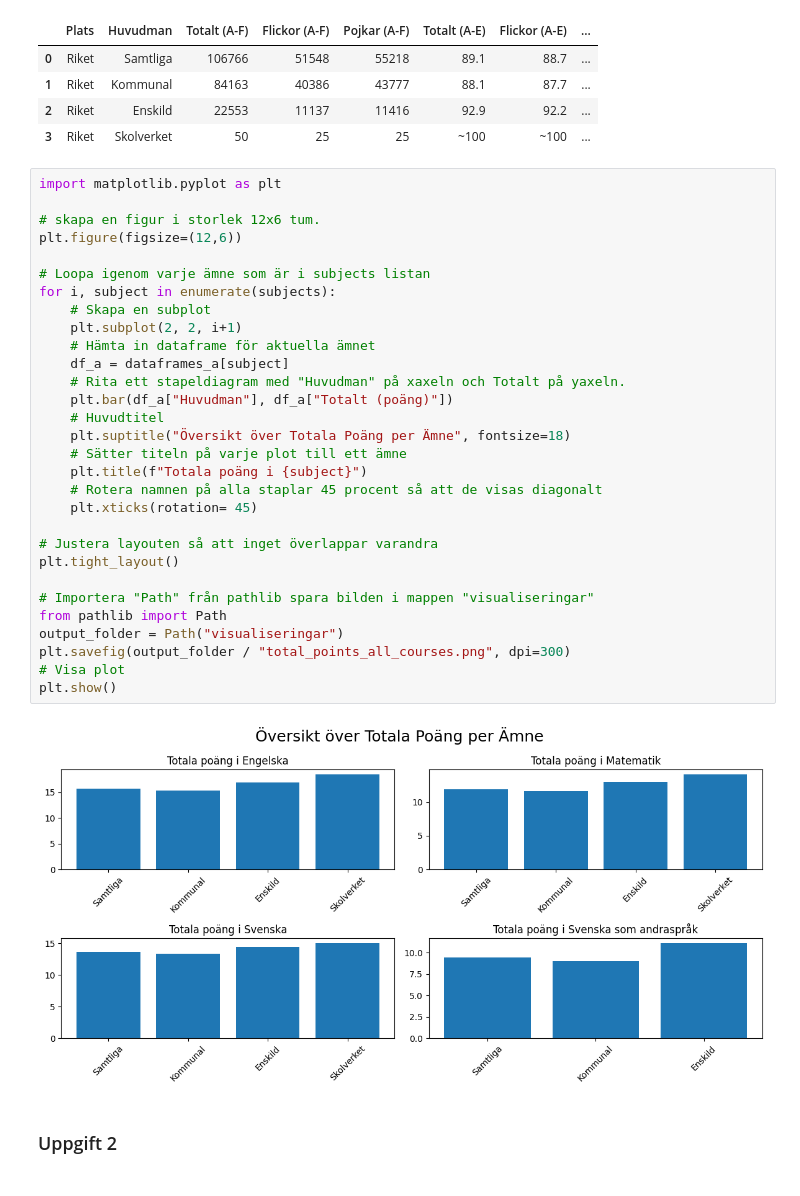
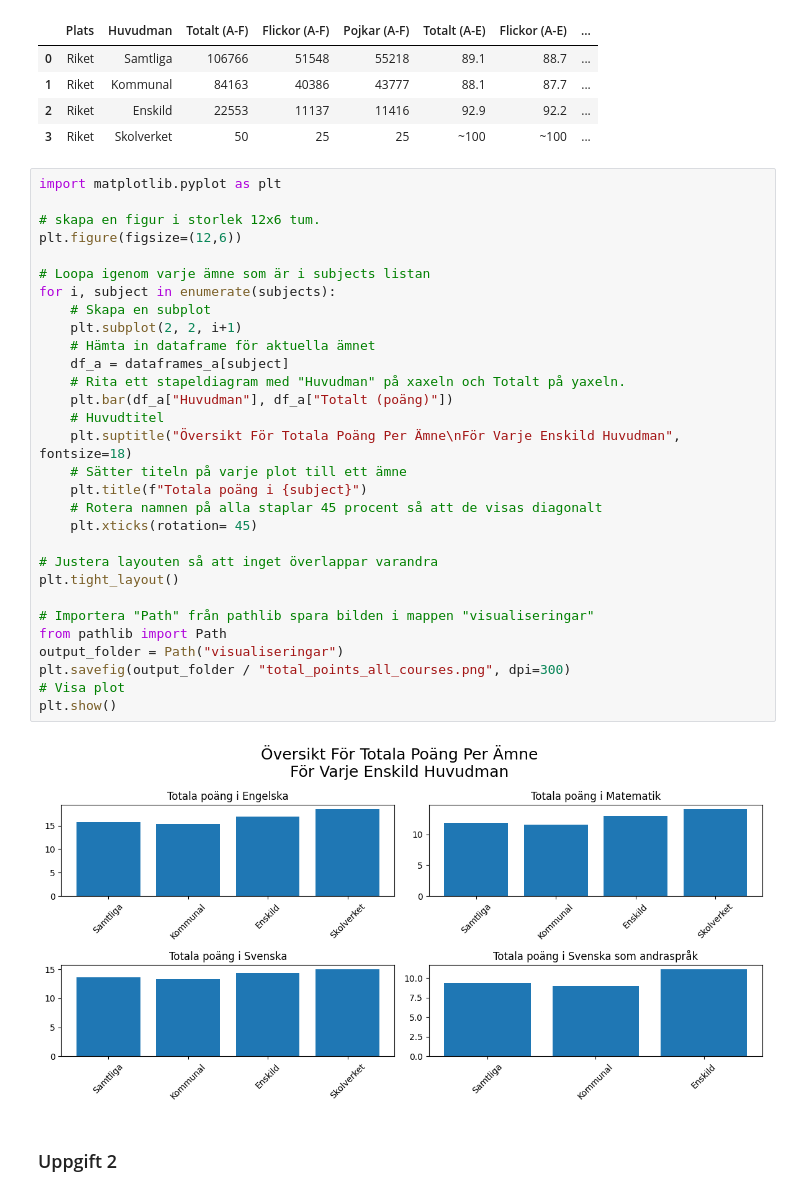
Before and after one commit to TonalLobster/Edwin_Madu_Lindblom_opa24, a Jupyter notebook: Labb2/labb2.ipynb, the cells around one changed output. Saved outputs shown, nothing was run; the diff lists cells and outputs as text.

```diff
--- a/Labb2/labb2.ipynb
+++ b/Labb2/labb2.ipynb
@@ -60,34 +60,34 @@ dataframes_a["Matematik"]
 # %%
 import matplotlib.pyplot as plt
 
 # skapa en figur i storlek 12x6 tum.
 plt.figure(figsize=(12,6))
 
 # Loopa igenom varje ämne som är i subjects listan
 for i, subject in enumerate(subjects):
     # Skapa en subplot
     plt.subplot(2, 2, i+1)
     # Hämta in dataframe för aktuella ämnet
     df_a = dataframes_a[subject]
     # Rita ett stapeldiagram med "Huvudman" på xaxeln och Totalt på yaxeln.
     plt.bar(df_a["Huvudman"], df_a["Totalt (poäng)"])
     # Huvudtitel
-    plt.suptitle("Översikt över Totala Poäng per Ämne", fontsize=18)
+    plt.suptitle("Översikt För Totala Poäng Per Ämne\nFör Varje Enskild Huvudman", fontsize=18)
     # Sätter titeln på varje plot till ett ämne
     plt.title(f"Totala poäng i {subject}")
     # Rotera namnen på alla staplar 45 procent så att de visas diagonalt
     plt.xticks(rotation= 45)
 
 # Justera layouten så att inget överlappar varandra
 plt.tight_layout()
 
 # Importera "Path" från pathlib spara bilden i mappen "visualiseringar"
 from pathlib import Path
 output_folder = Path("visualiseringar")
 plt.savefig(output_folder / "total_points_all_courses.png", dpi=300)
 # Visa plot
 plt.show()
 # %% [output]
-[figure, old version]
+[figure, new version]
 # %% [markdown]
 ### Uppgift 2
```
Also changed, not shown: parts of 1 cell of this notebook.
